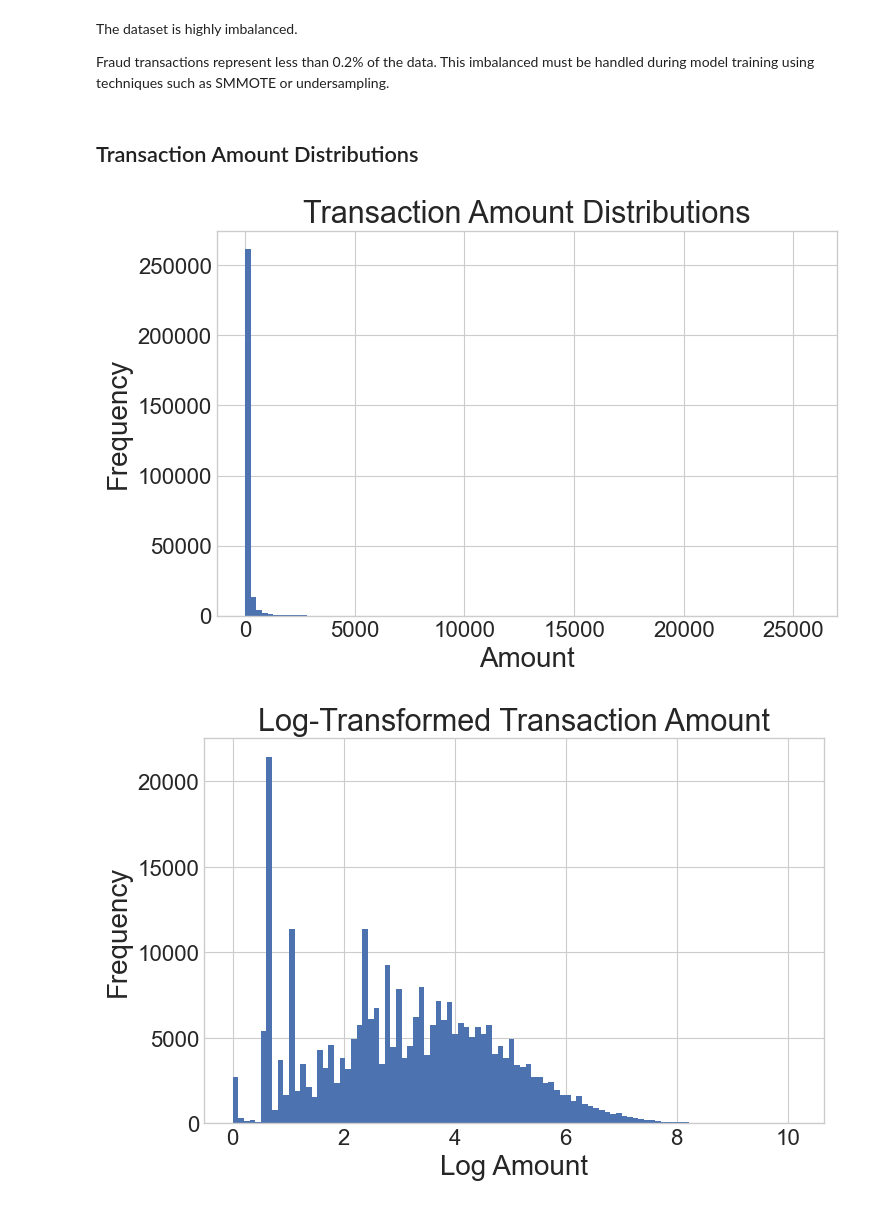
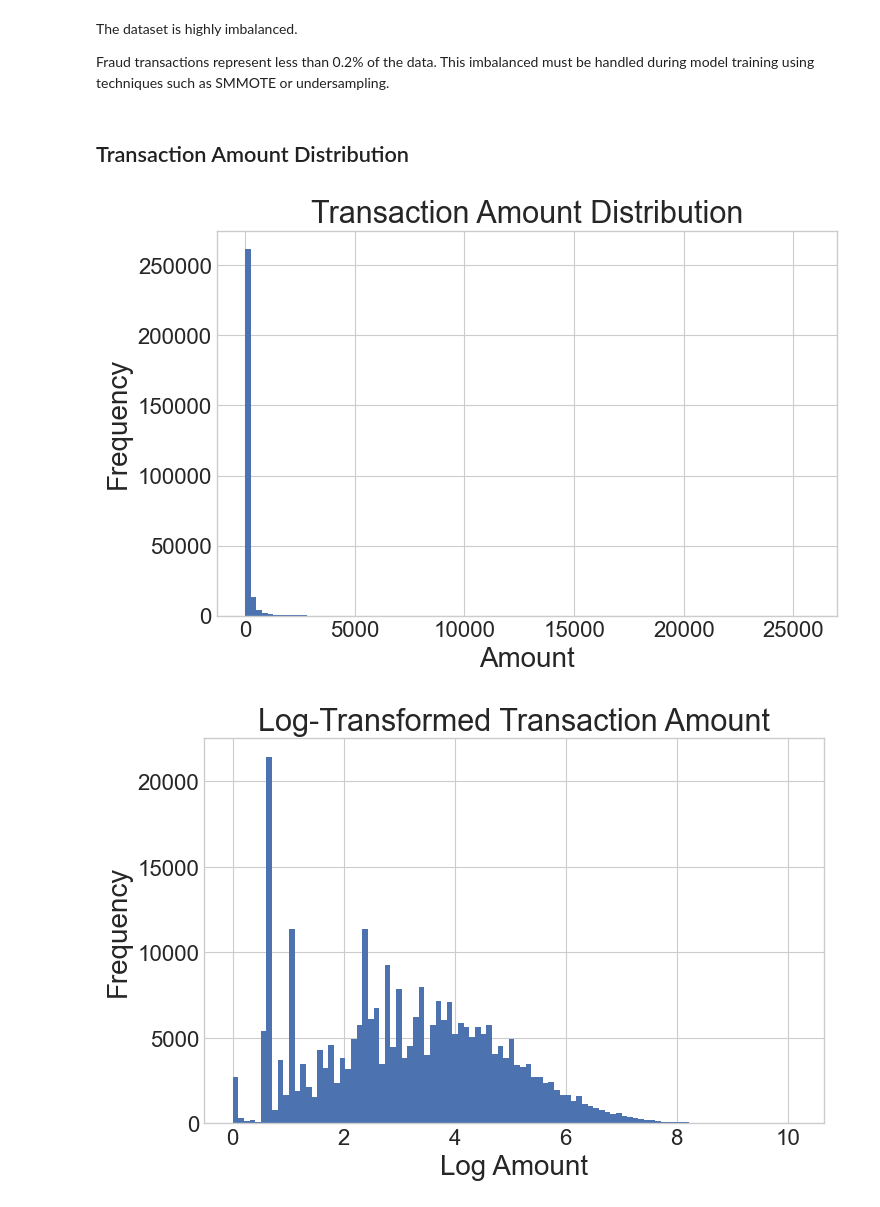
Before and after one commit to ydorcasse/credit_card_fraud_dection, a Jupyter notebook: notebooks/EDA.ipynb, the cells around one changed output. Cells and saved outputs as stored; diff of their text form; code cells hidden in the pictures.

```diff
--- a/notebooks/EDA.ipynb
+++ b/notebooks/EDA.ipynb
@@ -172,17 +172,17 @@ The dataset is highly imbalanced.
 
 Fraud transactions represent less than 0.2% of the data. This imbalanced must be handled during model training using techniques such as SMMOTE or undersampling.
 # %% [markdown]
-## Transaction Amount Distributions
+## Transaction Amount Distribution
 # %%
-# Transaction Amount Distributions
+# Transaction Amount Distribution
 
 plt.hist(base["Amount"], bins=100)
-plt.title("Transaction Amount Distributions")
+plt.title("Transaction Amount Distribution")
 plt.xlabel("Amount")
 plt.ylabel("Frequency")
 plt.show()
 # %% [output]
-[figure, old version]
+[figure, new version]
 # %%
 # Better version
 
```
Also changed, not shown: parts of 1 cell of this notebook.
